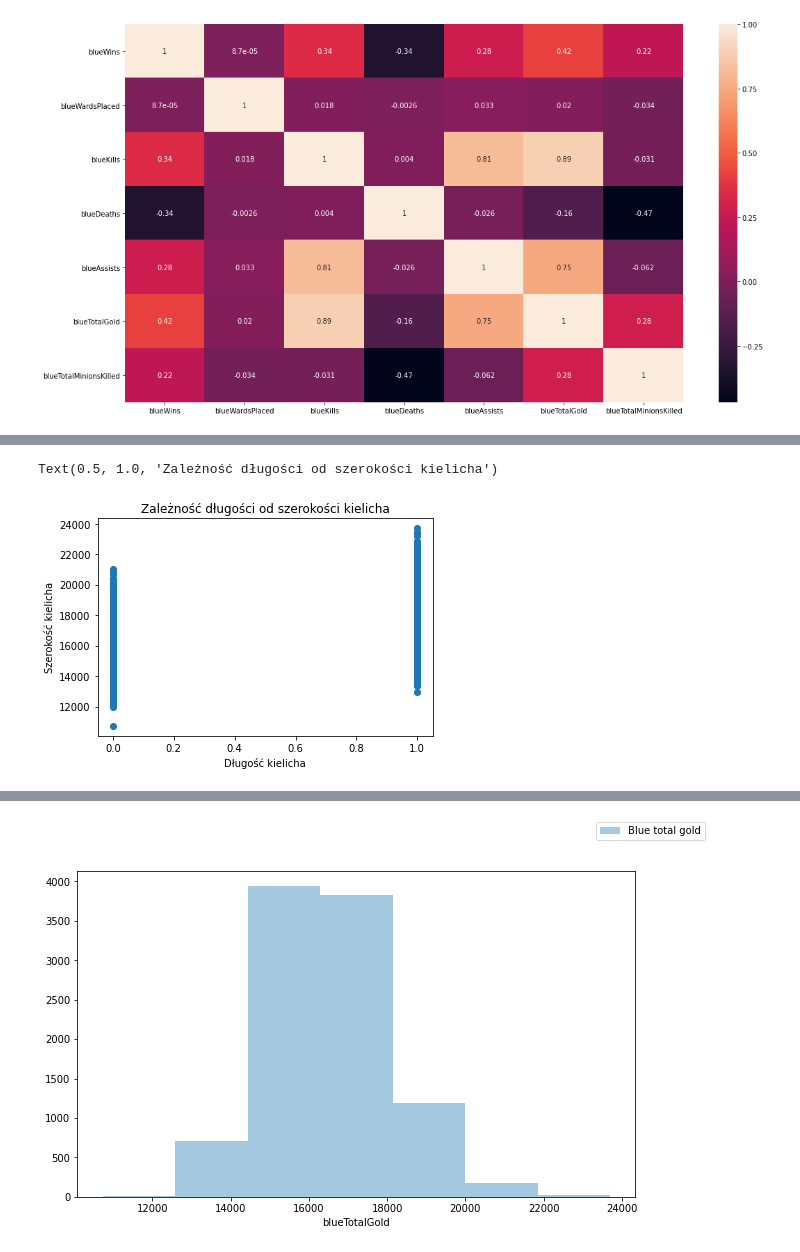
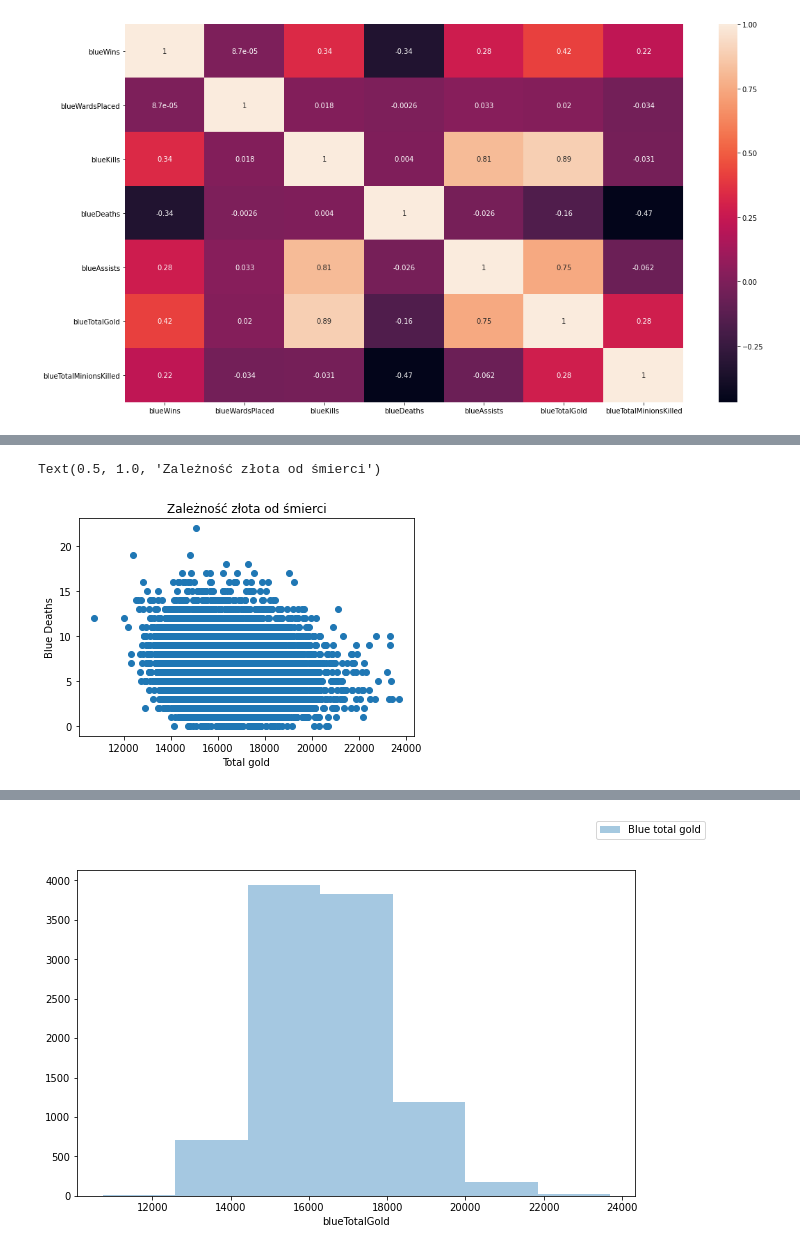
Before and after one commit to srokowskip/sad, a Jupyter notebook: high_diamond_ranked.ipynb, the cells around one changed output, grey strips where cells are left out. Cells and saved outputs as stored; diff of their text form; code cells hidden in the pictures.

```diff
--- a/high_diamond_ranked.ipynb
+++ b/high_diamond_ranked.ipynb
@@ -64,8 +73,8 @@ yticklabels=corr.columns.values, annot=True )
 # %%
-plt.scatter(rankeds['blueWins'], rankeds['blueTotalGold'])
-plt.xlabel('Długość kielicha')
-plt.ylabel('Szerokość kielicha')
-plt.title('Zależność długości od szerokości kielicha')
+plt.scatter(rankeds['blueTotalGold'], rankeds['blueDeaths'])
+plt.xlabel('Total gold')
+plt.ylabel('Blue Deaths')
+plt.title('Zależność złota od śmierci')
 # %% [output]
-Text(0.5, 1.0, 'Zależność długości od szerokości kielicha')
+Text(0.5, 1.0, 'Zależność złota od śmierci')
-[figure, old version]
+[figure, new version]
```
Also changed, not shown: parts of 33 cells of this notebook.
